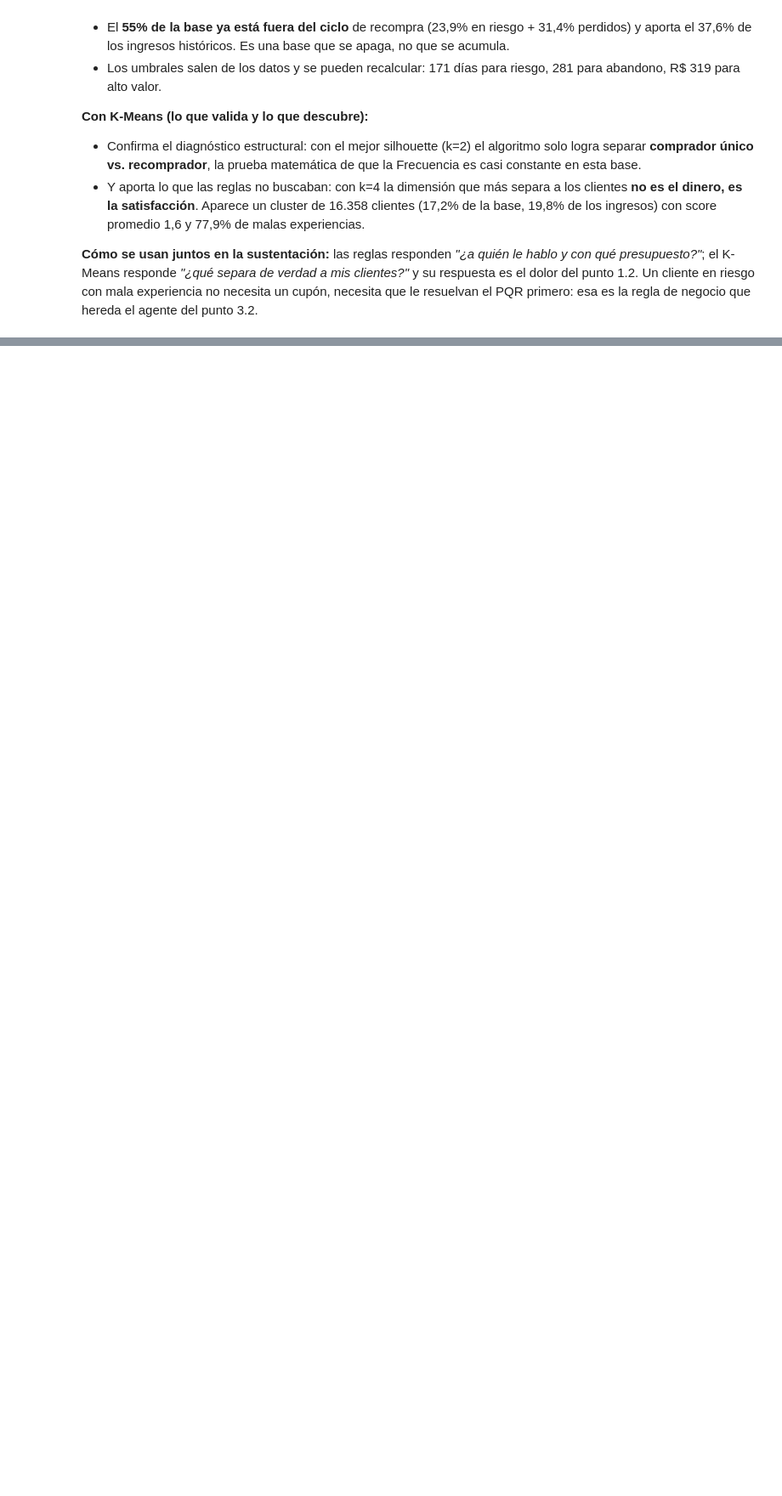
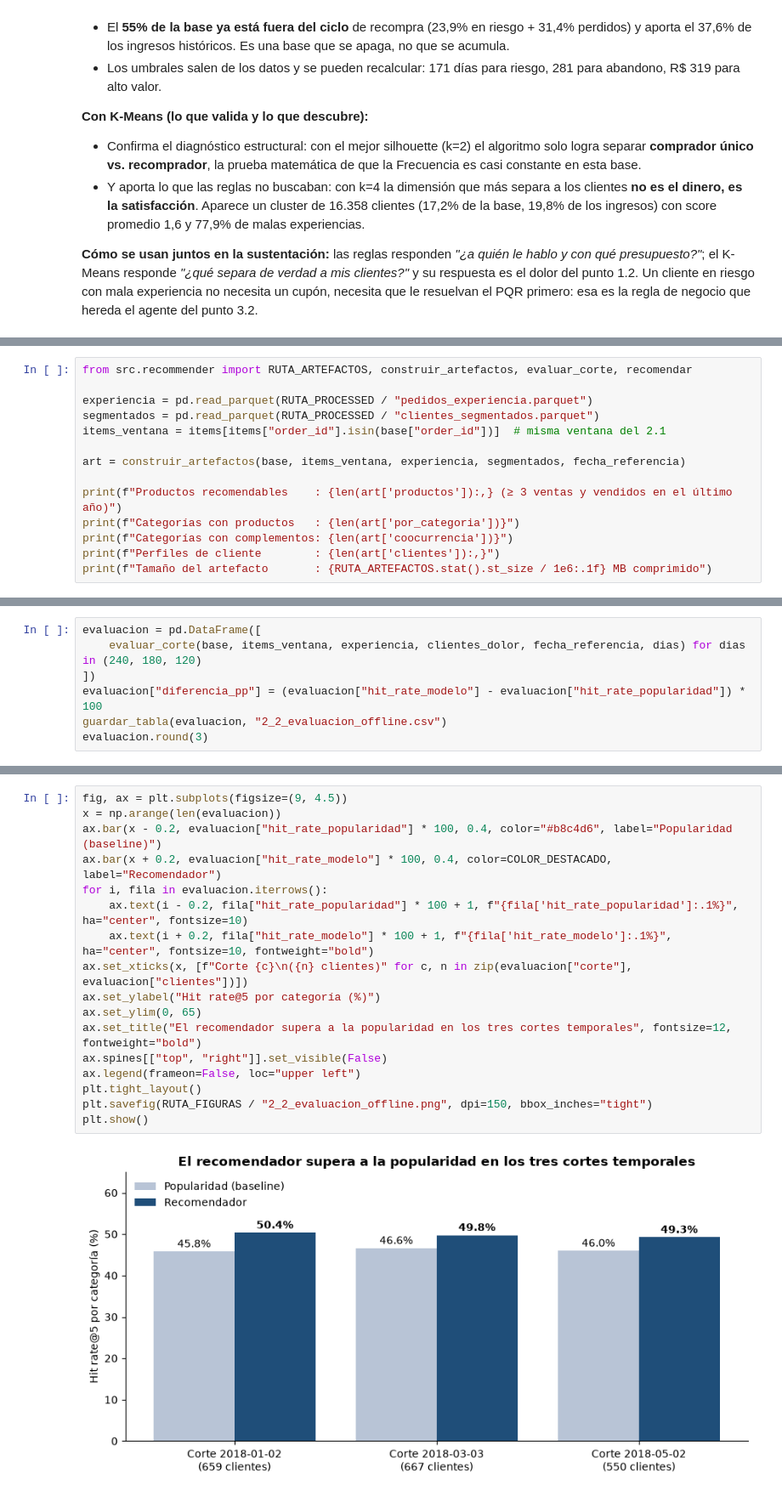
Before and after one commit to Mateo-Rua/prueba-tecnica-proteccion-ds-ia, a Jupyter notebook: notebooks/02_punto2_segmentacion_ubicacion.ipynb, the cells around one changed output, grey strips where cells are left out. Shown at 85% size. Cells and saved outputs as stored; diff of their text form; blank space fills up the shorter version.

Commit message:
feat: punto 2.2 recomendador en tiempo real (API FastAPI + demo)
Co-Authored-By: Claude Opus 5 <noreply@anthropic.com>

```diff
--- a/notebooks/02_punto2_segmentacion_ubicacion.ipynb
+++ b/notebooks/02_punto2_segmentacion_ubicacion.ipynb
@@ -498,0 +511,14 @@ Guardado: C:\Users\user\Downloads\prueba-tecnica-proteccion-ds-ia\data\processed
+# %%
+from src.recommender import RUTA_ARTEFACTOS, construir_artefactos, evaluar_corte, recomendar
+
+experiencia = pd.read_parquet(RUTA_PROCESSED / "pedidos_experiencia.parquet")
+segmentados = pd.read_parquet(RUTA_PROCESSED / "clientes_segmentados.parquet")
+items_ventana = items[items["order_id"].isin(base["order_id"])]  # misma ventana del 2.1
+
+art = construir_artefactos(base, items_ventana, experiencia, segmentados, fecha_referencia)
+
+print(f"Productos recomendables    : {len(art['productos']):,} (≥ 3 ventas y vendidos en el último año)")
+print(f"Categorías con productos   : {len(art['por_categoria'])}")
+print(f"Categorías con complementos: {len(art['coocurrencia'])}")
+print(f"Perfiles de cliente        : {len(art['clientes']):,}")
+print(f"Tamaño del artefacto       : {RUTA_ARTEFACTOS.stat().st_size / 1e6:.1f} MB comprimido")
@@ -498,0 +573,7 @@ Guardado: C:\Users\user\Downloads\prueba-tecnica-proteccion-ds-ia\data\processed
+# %%
+evaluacion = pd.DataFrame([
+    evaluar_corte(base, items_ventana, experiencia, clientes_dolor, fecha_referencia, dias) for dias in (240, 180, 120)
+])
+evaluacion["diferencia_pp"] = (evaluacion["hit_rate_modelo"] - evaluacion["hit_rate_popularidad"]) * 100
+guardar_tabla(evaluacion, "2_2_evaluacion_offline.csv")
+evaluacion.round(3)
@@ -498,0 +585,19 @@ Guardado: C:\Users\user\Downloads\prueba-tecnica-proteccion-ds-ia\data\processed
+# %%
+fig, ax = plt.subplots(figsize=(9, 4.5))
+x = np.arange(len(evaluacion))
+ax.bar(x - 0.2, evaluacion["hit_rate_popularidad"] * 100, 0.4, color="#b8c4d6", label="Popularidad (baseline)")
+ax.bar(x + 0.2, evaluacion["hit_rate_modelo"] * 100, 0.4, color=COLOR_DESTACADO, label="Recomendador")
+for i, fila in evaluacion.iterrows():
+    ax.text(i - 0.2, fila["hit_rate_popularidad"] * 100 + 1, f"{fila['hit_rate_popularidad']:.1%}", ha="center", fontsize=10)
+    ax.text(i + 0.2, fila["hit_rate_modelo"] * 100 + 1, f"{fila['hit_rate_modelo']:.1%}", ha="center", fontsize=10, fontweight="bold")
+ax.set_xticks(x, [f"Corte {c}\n({n} clientes)" for c, n in zip(evaluacion["corte"], evaluacion["clientes"])])
+ax.set_ylabel("Hit rate@5 por categoría (%)")
+ax.set_ylim(0, 65)
+ax.set_title("El recomendador supera a la popularidad en los tres cortes temporales", fontsize=12, fontweight="bold")
+ax.spines[["top", "right"]].set_visible(False)
+ax.legend(frameon=False, loc="upper left")
+plt.tight_layout()
+plt.savefig(RUTA_FIGURAS / "2_2_evaluacion_offline.png", dpi=150, bbox_inches="tight")
+plt.show()
+# %% [output]
+[figure, added]
```
Also changed, not shown: parts of 10 cells of this notebook, 7 other files.
